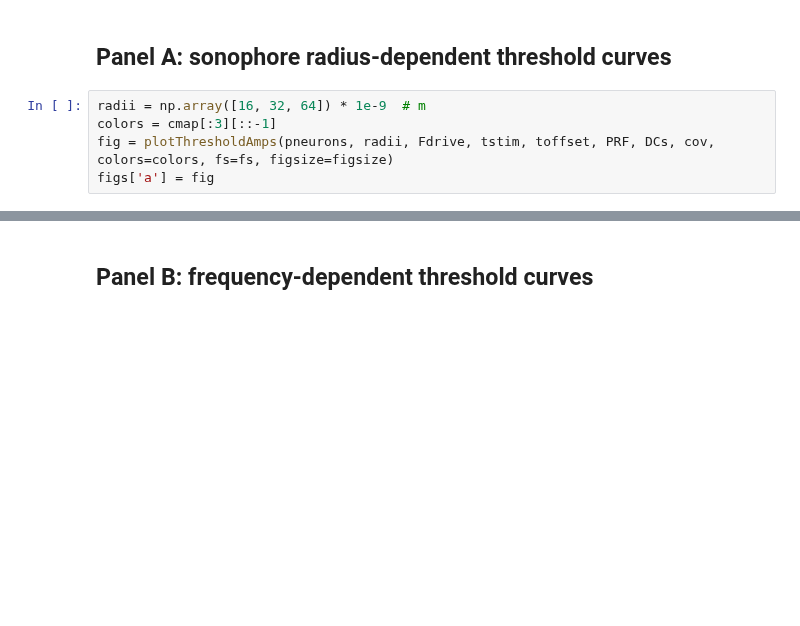
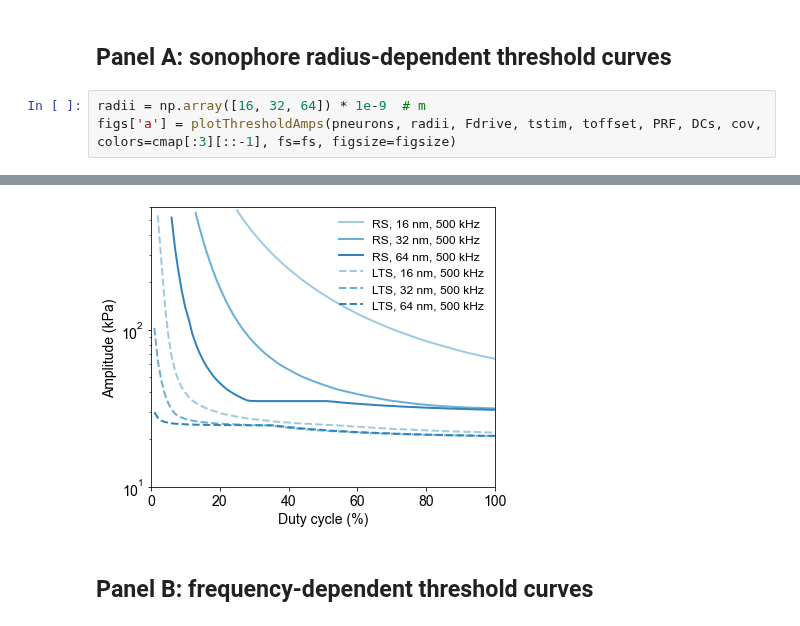
Before and after one commit to tjjlemaire/JNE1685, a Jupyter notebook: figure_08.ipynb, the cells around one changed output, grey strips where cells are left out. Saved outputs shown, nothing was run; the diff lists cells and outputs as text; blank space fills up the shorter version.

```diff
--- a/figure_08.ipynb
+++ b/figure_08.ipynb
@@ -101,6 +103,5 @@ pneurons = [getPointNeuron(x) for x in neurons]
 ## Panel A: sonophore radius-dependent threshold curves
 # %%
 radii = np.array([16, 32, 64]) * 1e-9  # m
-colors = cmap[:3][::-1]
-fig = plotThresholdAmps(pneurons, radii, Fdrive, tstim, toffset, PRF, DCs, cov, colors=colors, fs=fs, figsize=figsize)
-figs['a'] = fig
+figs['a'] = plotThresholdAmps(pneurons, radii, Fdrive, tstim, toffset, PRF, DCs, cov, colors=cmap[:3][::-1], fs=fs, figsize=figsize)
+# %% [output]
@@ -107,3 +114,4 @@ figs['a'] = fig
+[figure, added]
 # %% [markdown]
 ## Panel B: frequency-dependent threshold curves
 # %%
```
Also changed, not shown: parts of 4 cells of this notebook.
